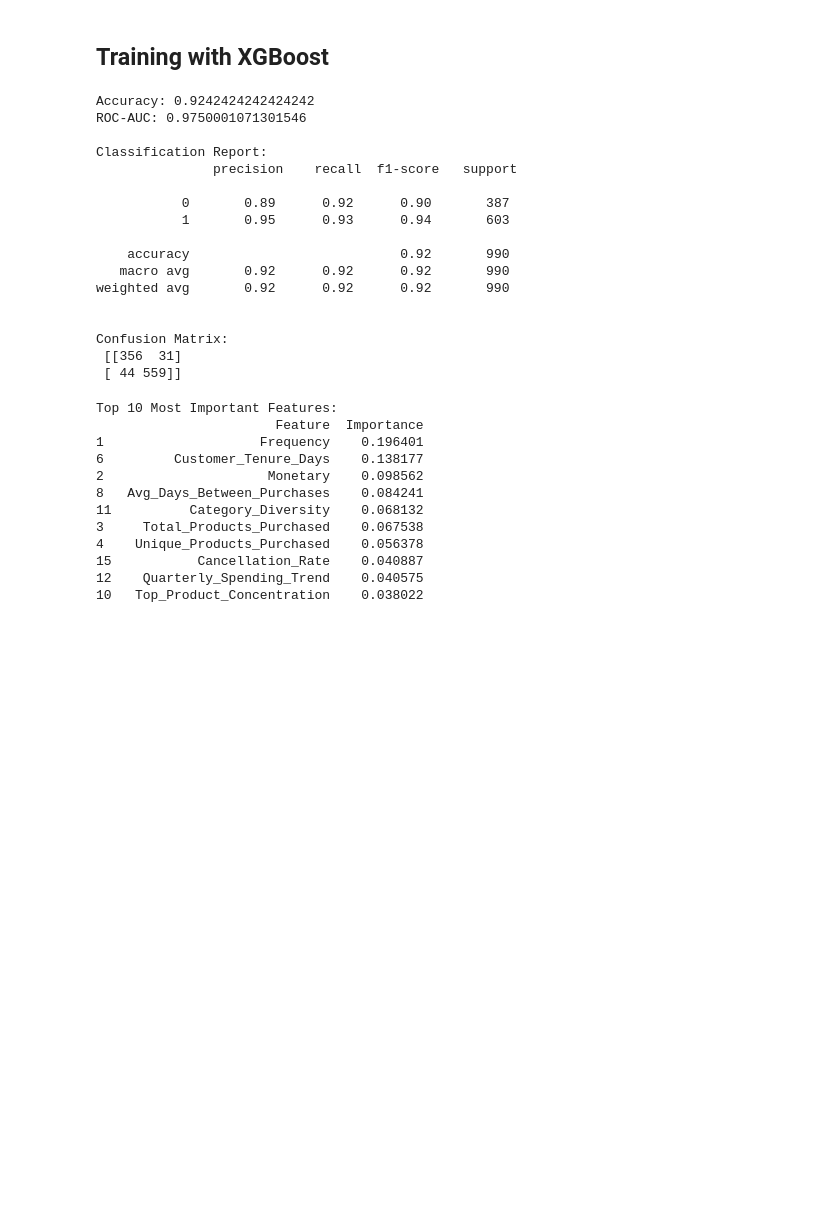
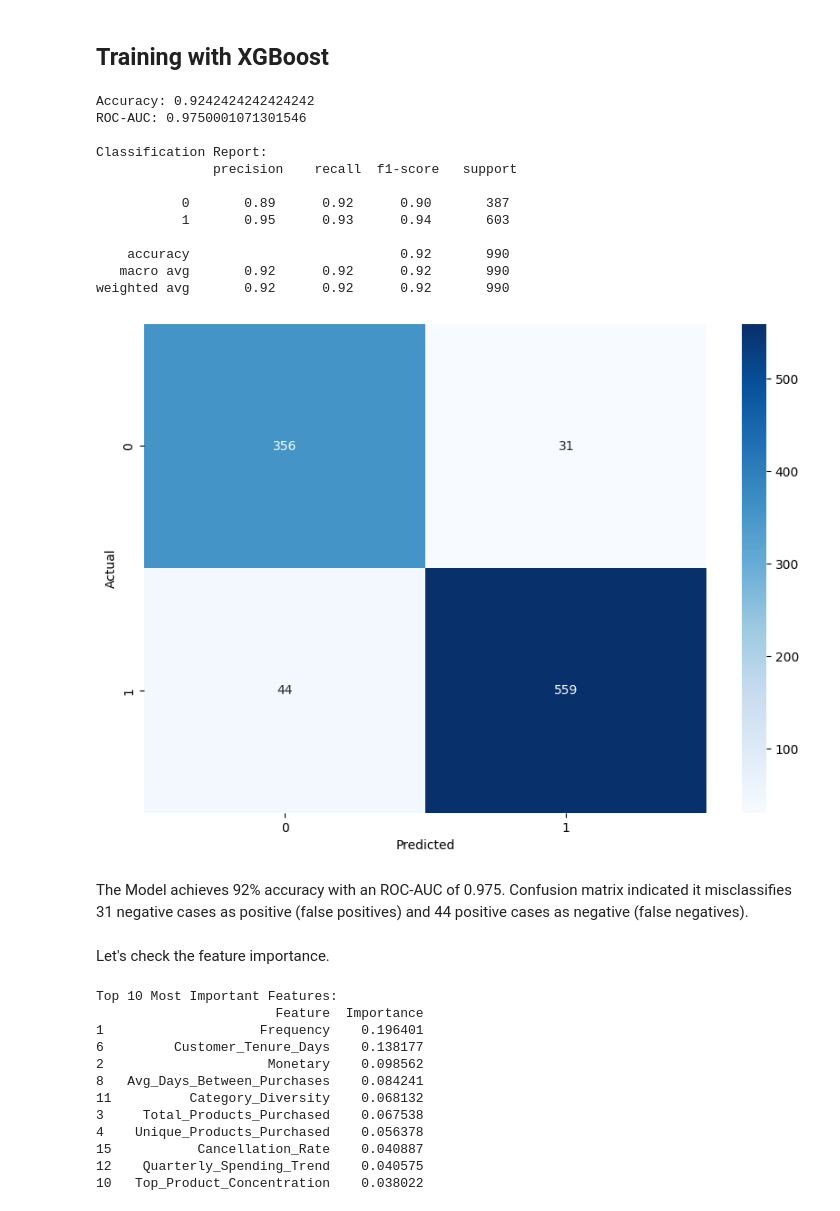
Before and after one commit to samithcsachi/Customer-Segmentation-Retention-Strategy, a Jupyter notebook: research/02_customer_churn_prediction_model.ipynb, the cells around one changed output. Saved outputs shown, nothing was run; the diff lists cells and outputs as text; code cells hidden in the pictures; blank space fills up the shorter version.

```diff
--- a/research/02_customer_churn_prediction_model.ipynb
+++ b/research/02_customer_churn_prediction_model.ipynb
@@ -382,7 +384,6 @@ y_pred_proba_xgb = xgb_model.predict_proba(X_test)[:, 1]
 print("Accuracy:", xgb_model.score(X_test, y_test))
 print("ROC-AUC:", roc_auc_score(y_test, y_pred_proba_xgb))
 print("\nClassification Report:\n", classification_report(y_test, y_pred_xgb))
-print("\nConfusion Matrix:\n", confusion_matrix(y_test, y_pred_xgb))
 # %% [output]
 Accuracy: 0.9242424242424242
 ROC-AUC: 0.9750001071301546
@@ -396,11 +397,21 @@ Classification Report:
     accuracy                           0.92       990
    macro avg       0.92      0.92      0.92       990
 weighted avg       0.92      0.92      0.92       990
-
-
-Confusion Matrix:
- [[356  31]
- [ 44 559]]
+# %%
+import seaborn as sn
+cm = confusion_matrix(y_test, y_pred_xgb)
+
+plt.figure(figsize=(10, 7))
+sn.heatmap(cm, annot=True, fmt='d', cmap='Blues')
+plt.xlabel("Predicted")
+plt.ylabel("Actual")
+plt.show()
+# %% [output]
+[figure, added]
+# %% [markdown]
+The Model achieves 92% accuracy with an ROC-AUC of 0.975. Confusion matrix indicated it misclassifies 31 negative cases as positive (false positives) and 44 positive cases as negative (false negatives).
+# %% [markdown]
+Let's check the feature importance.
 # %%
 
 feature_importance = pd.DataFrame({
```
Also changed, not shown: parts of 13 cells of this notebook, 16 other files.
